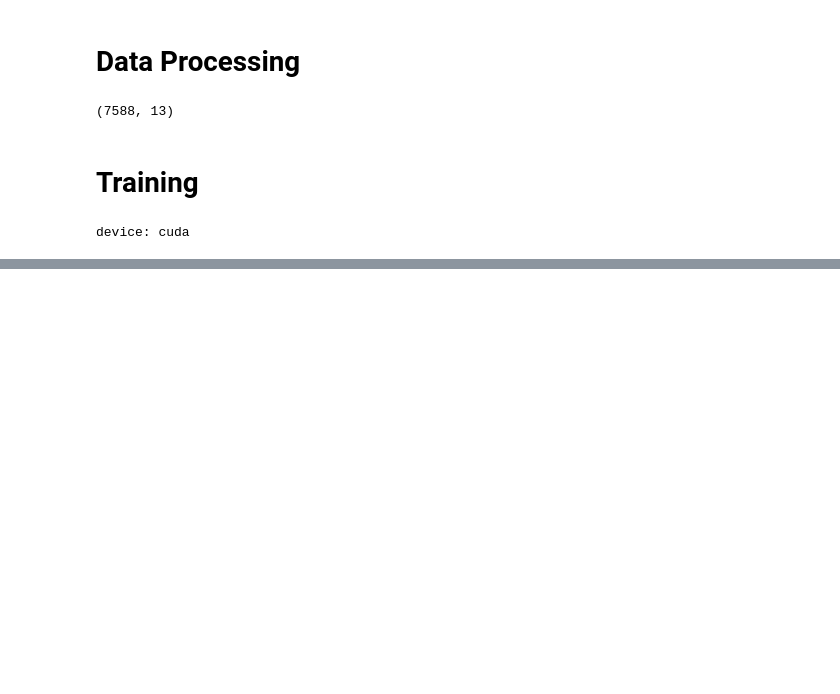
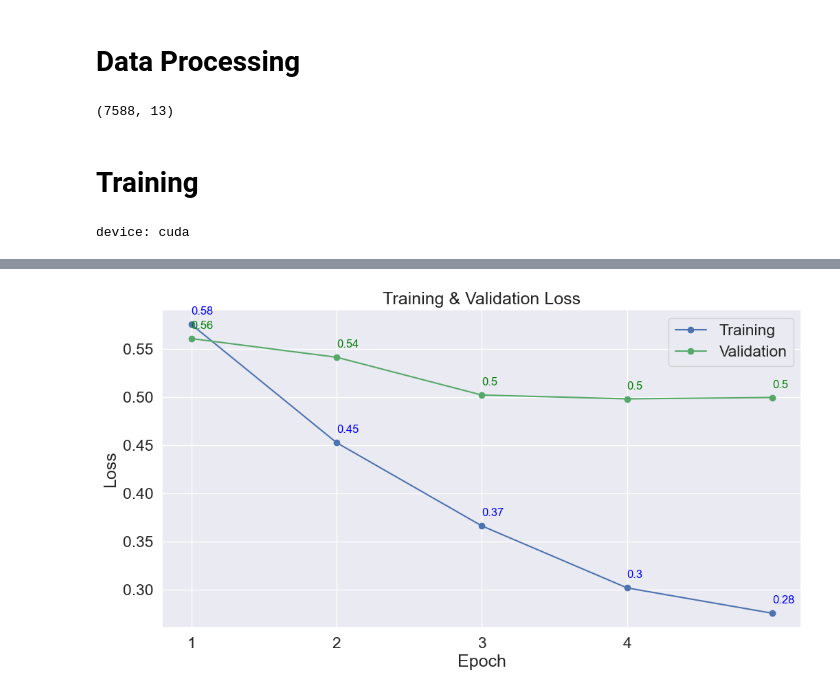
Before and after one commit to m-ruiz21/SpotifyRecommender, a Jupyter notebook: model/BertModel.ipynb, the cells around one changed output, grey strips where cells are left out. Saved outputs shown, nothing was run; the diff lists cells and outputs as text; code cells hidden in the pictures; blank space fills up the shorter version.

```diff
--- a/model/BertModel.ipynb
+++ b/model/BertModel.ipynb
@@ -112,0 +114,3 @@ loss_fn = nn.MSELoss()
+# %%
+#storing the training and validation loss, validation accuracy, and timings
+training_stats = []
@@ -159,0 +193,12 @@ def r2_score(outputs, labels):
+# %%
+import pandas as pd
+
+pd.options.display.precision = 2
+
+pd
+
+df_stats = pd.DataFrame(data=avg_training_data)
+
+df_stats = df_stats.set_index('epoch')
+
+df_stats
@@ -159,0 +213,32 @@ def r2_score(outputs, labels):
+# %%
+import matplotlib.pyplot as plt
+%matplotlib inline
+
+import seaborn as sns
+
+sns.set(style='darkgrid')
+sns.set(font_scale=1.5)
+plt.rcParams["figure.figsize"] = (12,6)
+
+# plot the learning curve
+plt.plot(df_stats['Training Loss'], 'b-o', label="Training")
+plt.plot(df_stats['Test Loss'], 'g-o', label="Validation")
+
+# Add the values at each marker
+for i, loss_train in enumerate(df_stats['Training Loss']):
+    plt.annotate(str(round(loss_train, 2)), xy=(i+1,loss_train+0.01),
+                 color='blue', fontsize=12)
+for i, loss_val in enumerate(df_stats['Test Loss']):
+    plt.annotate(str(round(loss_val, 2)), xy=(i+1,loss_val+0.01),
+                 color='green', fontsize=12)
+
+# Label the plot
+plt.title("Training & Validation Loss")
+plt.xlabel("Epoch")
+plt.ylabel("Loss")
+plt.legend()
+plt.xticks([1, 2, 3, 4])
+
+plt.show()
+# %% [output]
+[figure, added]
```
Also changed, not shown: parts of 8 cells of this notebook, 3 other files.
